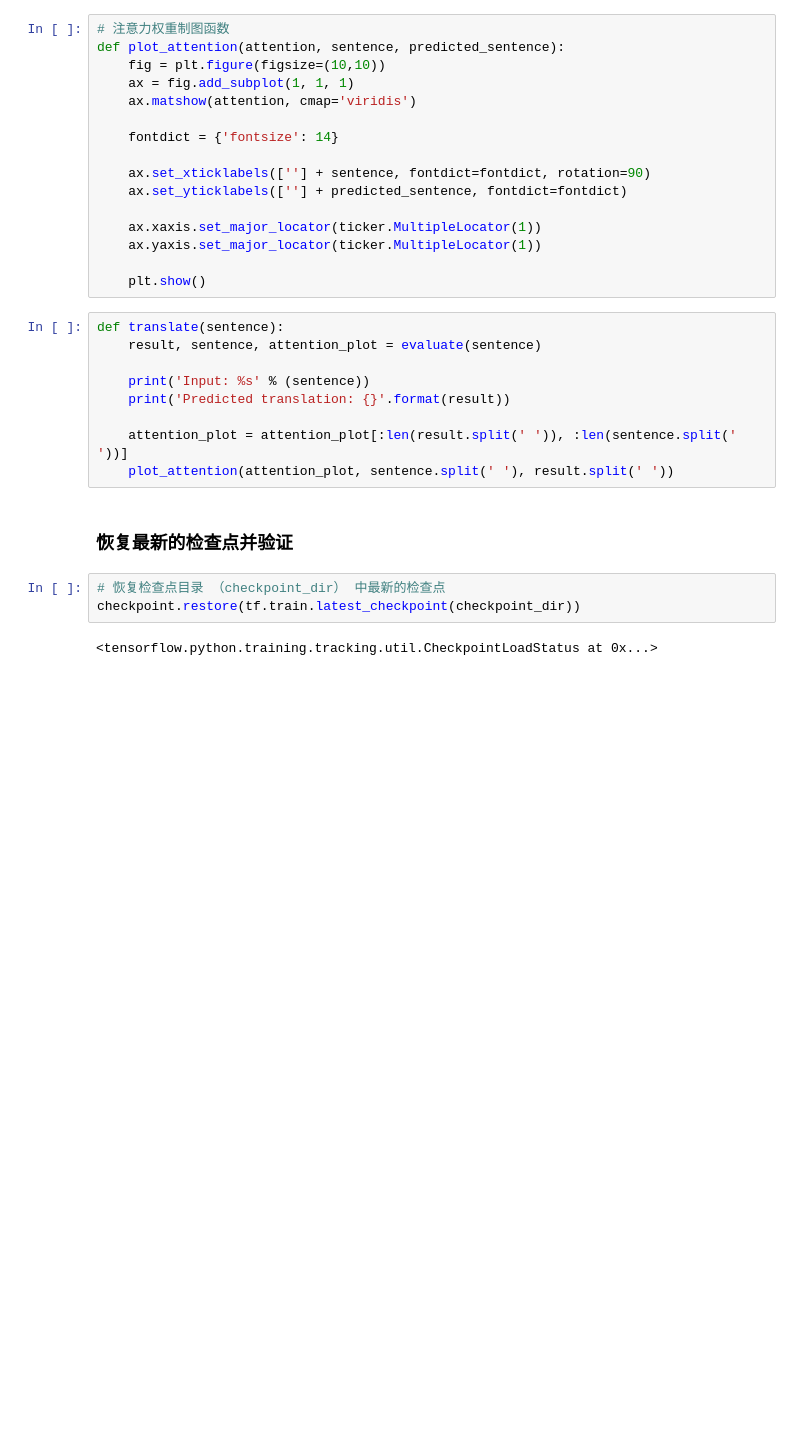
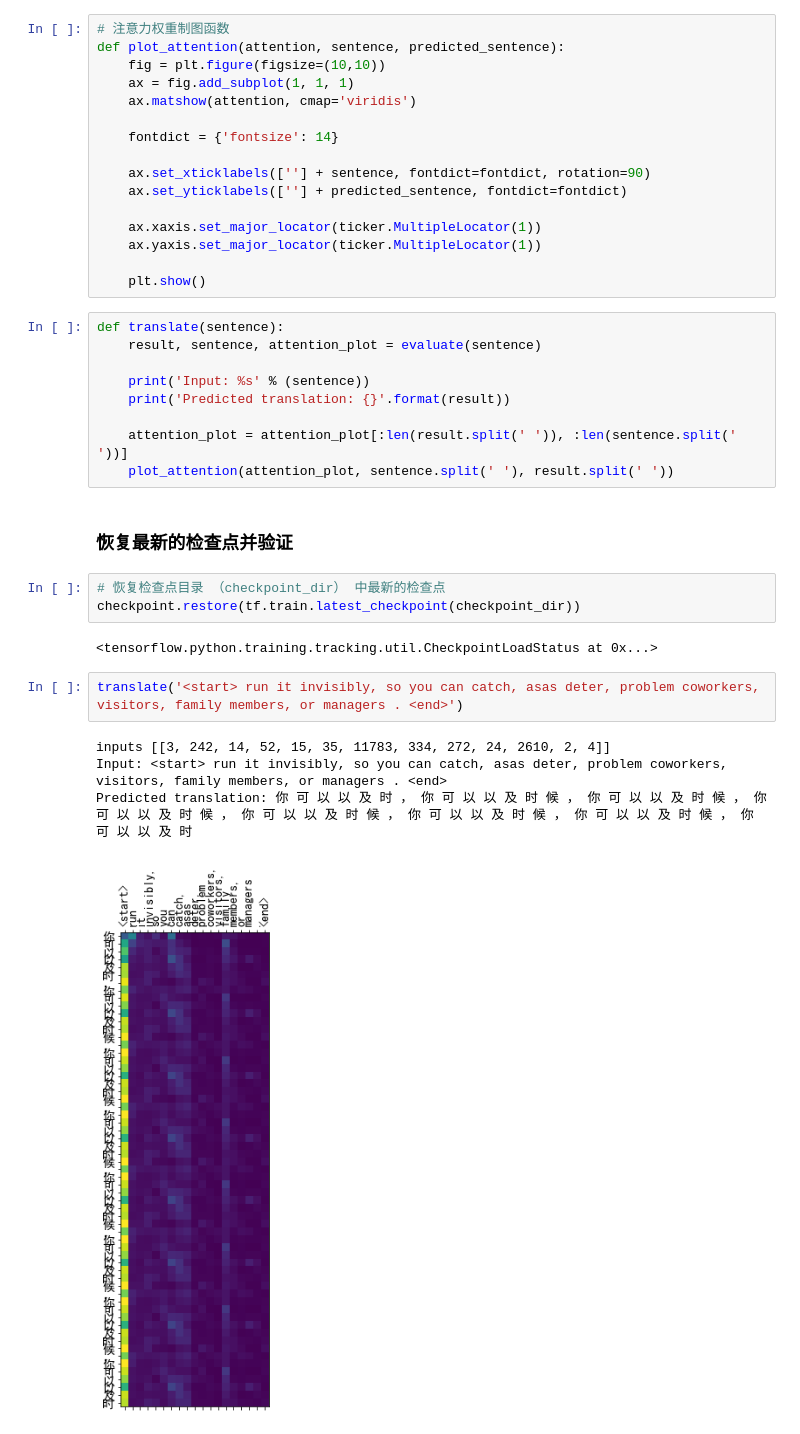
Before and after one commit to taichuai/d2l_zh_tensorflow2.0, a Jupyter notebook: 10.9 编码器—解码器（seq2seq）.ipynb, the cells around one changed output. Saved outputs shown, nothing was run; the diff lists cells and outputs as text; blank space fills up the shorter version.

```diff
--- a/10.9 编码器—解码器（seq2seq）.ipynb
+++ b/10.9 编码器—解码器（seq2seq）.ipynb
@@ -499,3 +505,10 @@ def translate(sentence):
 checkpoint.restore(tf.train.latest_checkpoint(checkpoint_dir))
 # %% [output]
 <tensorflow.python.training.tracking.util.CheckpointLoadStatus at 0x...>
+# %%
+translate('<start> run it invisibly, so you can catch, asas deter, problem coworkers, visitors, family members, or managers . <end>')
+# %% [output]
+inputs [[3, 242, 14, 52, 15, 35, 11783, 334, 272, 24, 2610, 2, 4]]
+Input: <start> run it invisibly, so you can catch, asas deter, problem coworkers, visitors, family members, or managers . <end>
+Predicted translation: 你 可 以 以 及 时 ， 你 可 以 以 及 时 候 ， 你 可 以 以 及 时 候 ， 你 可 以 以 及 时 候 ， 你 可 以 以 及 时 候 ， 你 可 以 以 及 时 候 ， 你 可 以 以 及 时 候 ， 你 可 以 以 及 时
+[figure, added]
```
Also changed, not shown: parts of 19 cells of this notebook.
